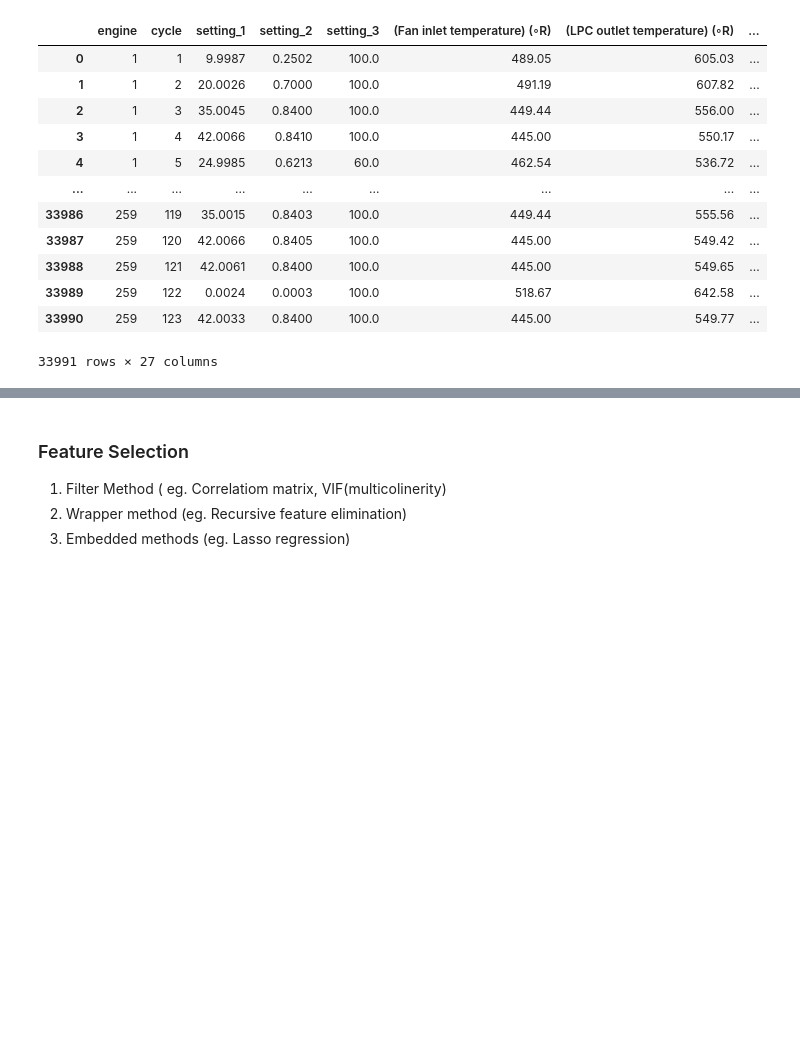
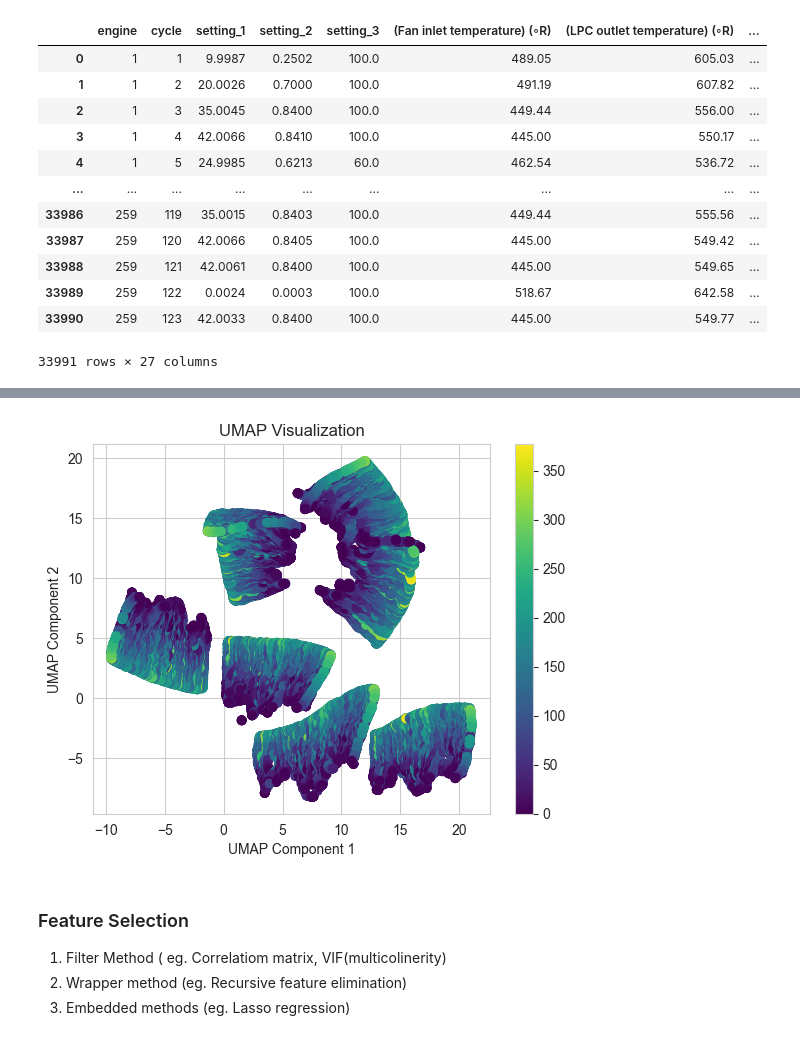
Before and after one commit to ash-sha/Predictive_maintenance, a Jupyter notebook: notebooks/Preprocessing.ipynb, the cells around one changed output, grey strips where cells are left out. Drawn from its saved outputs; the diff is of its cells as text; code cells hidden in the pictures; blank space fills up the shorter version.

```diff
--- a/notebooks/Preprocessing.ipynb
+++ b/notebooks/Preprocessing.ipynb
@@ -525,3 +628,22 @@ y_test = df_test['RUL']
+# %%
+import umap
+import umap.umap_ as umap
+import matplotlib.pyplot as plt
+
+# Assume X_train contains the high-dimensional data
+# UMAP parameters: n_neighbors (local structure), min_dist (spread of points)
+umap_reducer = umap.UMAP(n_neighbors=15, min_dist=0.1, n_components=2)
+X_train_umap = umap_reducer.fit_transform(X_train)
+
+# Plotting the UMAP results
+plt.scatter(X_train_umap[:, 0], X_train_umap[:, 1], c=y_train, cmap='viridis')
+plt.title("UMAP Visualization")
+plt.xlabel("UMAP Component 1")
+plt.ylabel("UMAP Component 2")
+plt.colorbar()
+plt.show()
+# %% [output]
+[figure, added]
 # %% [markdown]
 ### Feature Selection
 1. Filter Method ( eg. Correlatiom matrix, VIF(multicolinerity)
```
Also changed, not shown: parts of 21 cells of this notebook.
